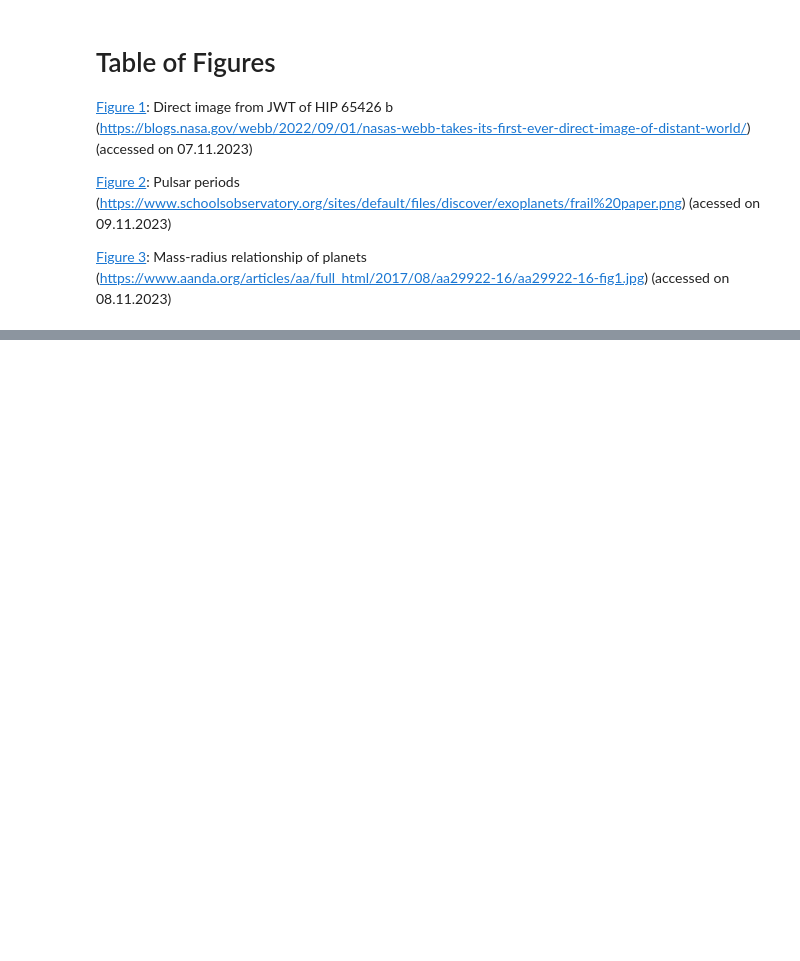
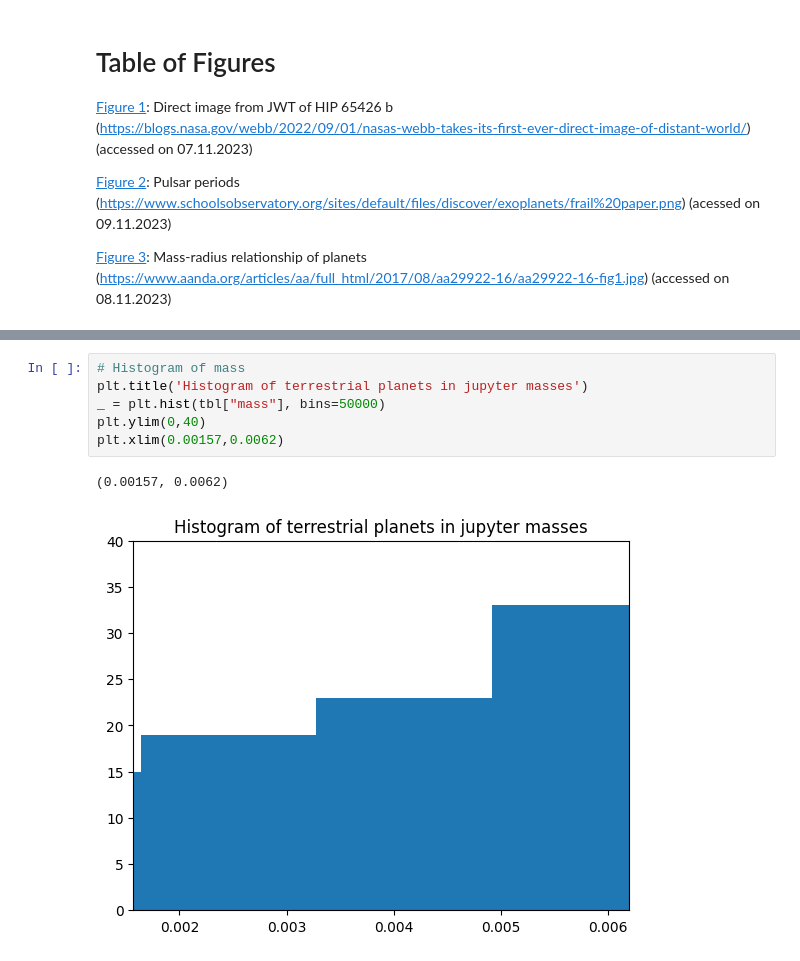
Before and after one commit to samkampitsch/data-and-statistics, a Jupyter notebook: Exoplanets.ipynb, the cells around one changed output, grey strips where cells are left out. Cells and saved outputs as stored; diff of their text form; blank space fills up the shorter version.

```diff
--- a/Exoplanets.ipynb
+++ b/Exoplanets.ipynb
@@ -167,0 +259,9 @@ A. Wolszczan, 1993, Astronomical Society of the Pacific, Volume 36, pages 3-5
+# %%
+# Histogram of mass
+plt.title('Histogram of terrestrial planets in jupyter masses')
+_ = plt.hist(tbl["mass"], bins=50000)
+plt.ylim(0,40)
+plt.xlim(0.00157,0.0062)
+# %% [output]
+(0.00157, 0.0062)
+[figure, added]
```
Also changed, not shown: parts of 9 cells of this notebook.
